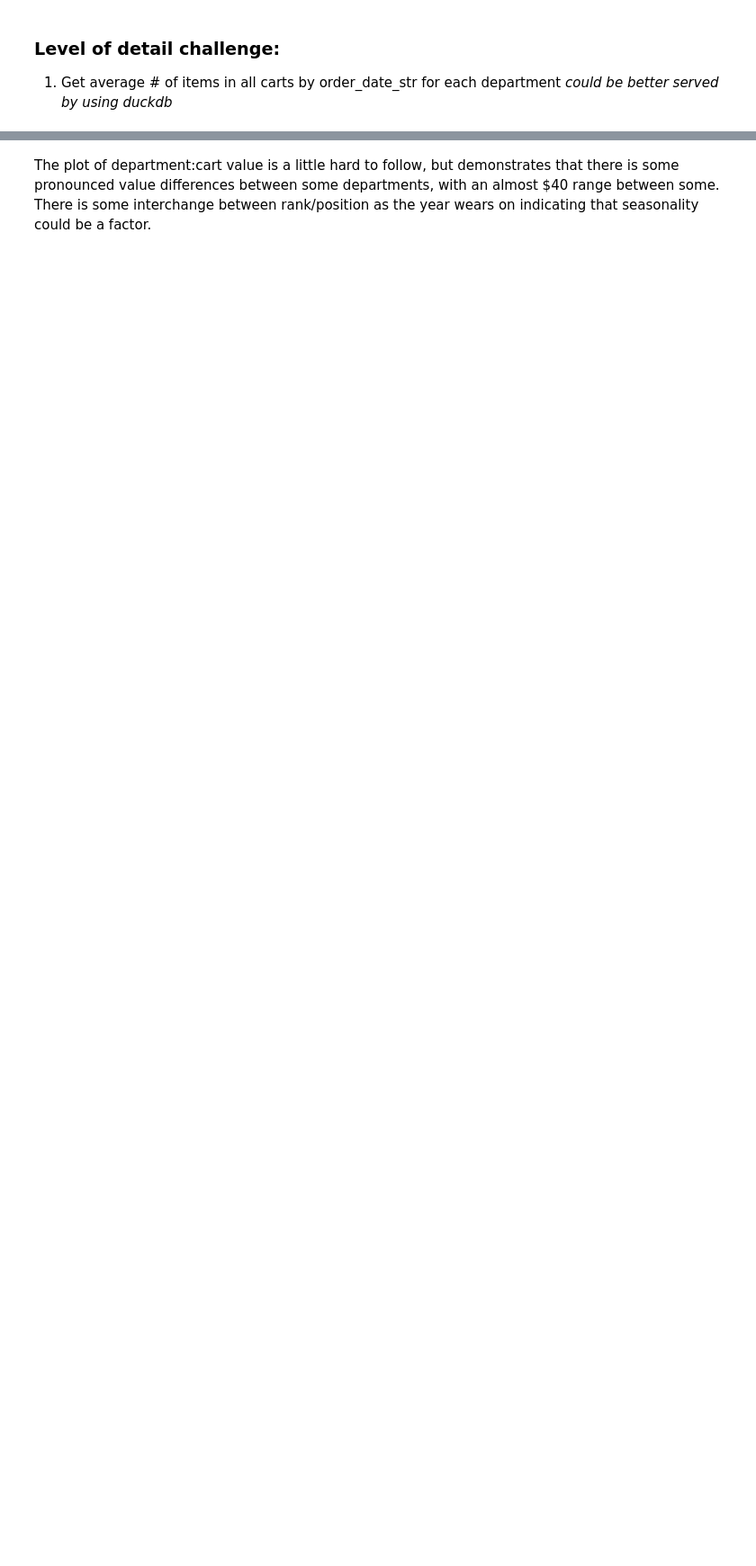
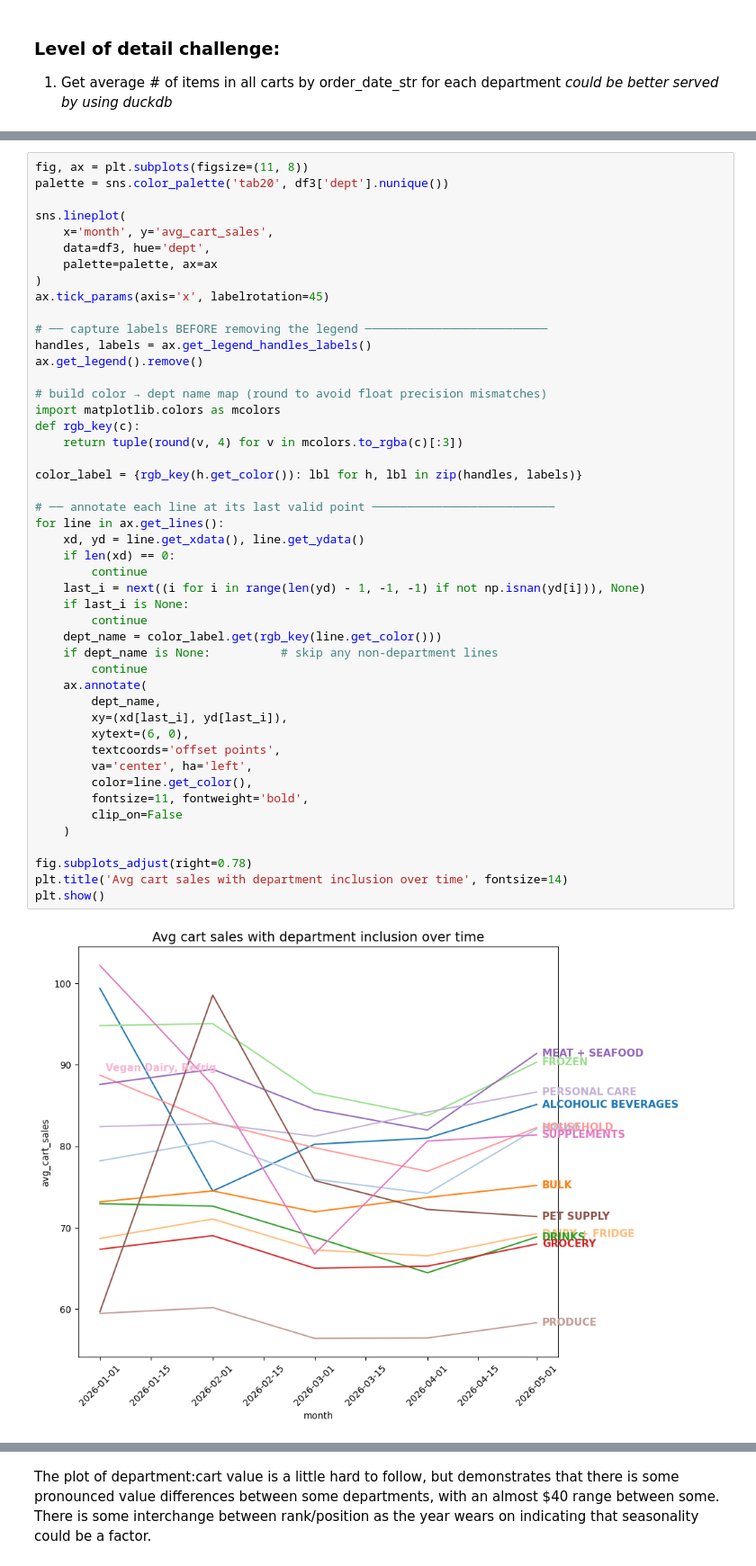
Before and after one commit to calleja/merchAnalysis, a Jupyter notebook: cart_analysis/cart_analysis.ipynb, the cells around one changed output, grey strips where cells are left out. Shown at 90% size. Saved outputs shown, nothing was run; the diff lists cells and outputs as text; blank space fills up the shorter version.

```diff
--- a/cart_analysis/cart_analysis.ipynb
+++ b/cart_analysis/cart_analysis.ipynb
@@ -282,4 +378,53 @@ from df2
 group by 1,2
 order by 1,2
 """).df()
+# %%
+fig, ax = plt.subplots(figsize=(11, 8))
+palette = sns.color_palette('tab20', df3['dept'].nunique())
+
+sns.lineplot(
+    x='month', y='avg_cart_sales',
+    data=df3, hue='dept',
+    palette=palette, ax=ax
+)
+ax.tick_params(axis='x', labelrotation=45)
+
+# ── capture labels BEFORE removing the legend ──────────────────────────
+handles, labels = ax.get_legend_handles_labels()
+ax.get_legend().remove()
+
+# build color → dept name map (round to avoid float precision mismatches)
+import matplotlib.colors as mcolors
+def rgb_key(c):
+    return tuple(round(v, 4) for v in mcolors.to_rgba(c)[:3])
+
+color_label = {rgb_key(h.get_color()): lbl for h, lbl in zip(handles, labels)}
+
+# ── annotate each line at its last valid point ──────────────────────────
+for line in ax.get_lines():
+    xd, yd = line.get_xdata(), line.get_ydata()
+    if len(xd) == 0:
+        continue
+    last_i = next((i for i in range(len(yd) - 1, -1, -1) if not np.isnan(yd[i])), None)
+    if last_i is None:
+        continue
+    dept_name = color_label.get(rgb_key(line.get_color()))
+    if dept_name is None:          # skip any non-department lines
+        continue
+    ax.annotate(
+        dept_name,
+        xy=(xd[last_i], yd[last_i]),
+        xytext=(6, 0),
+        textcoords='offset points',
+        va='center', ha='left',
+        color=line.get_color(),
+        fontsize=11, fontweight='bold',
+        clip_on=False
+    )
+
+fig.subplots_adjust(right=0.78)
+plt.title('Avg cart sales with department inclusion over time', fontsize=14)
+plt.show()
+# %% [output]
+[figure, added]
 # %%
```
Also changed, not shown: parts of 43 cells of this notebook, 17 other files.
